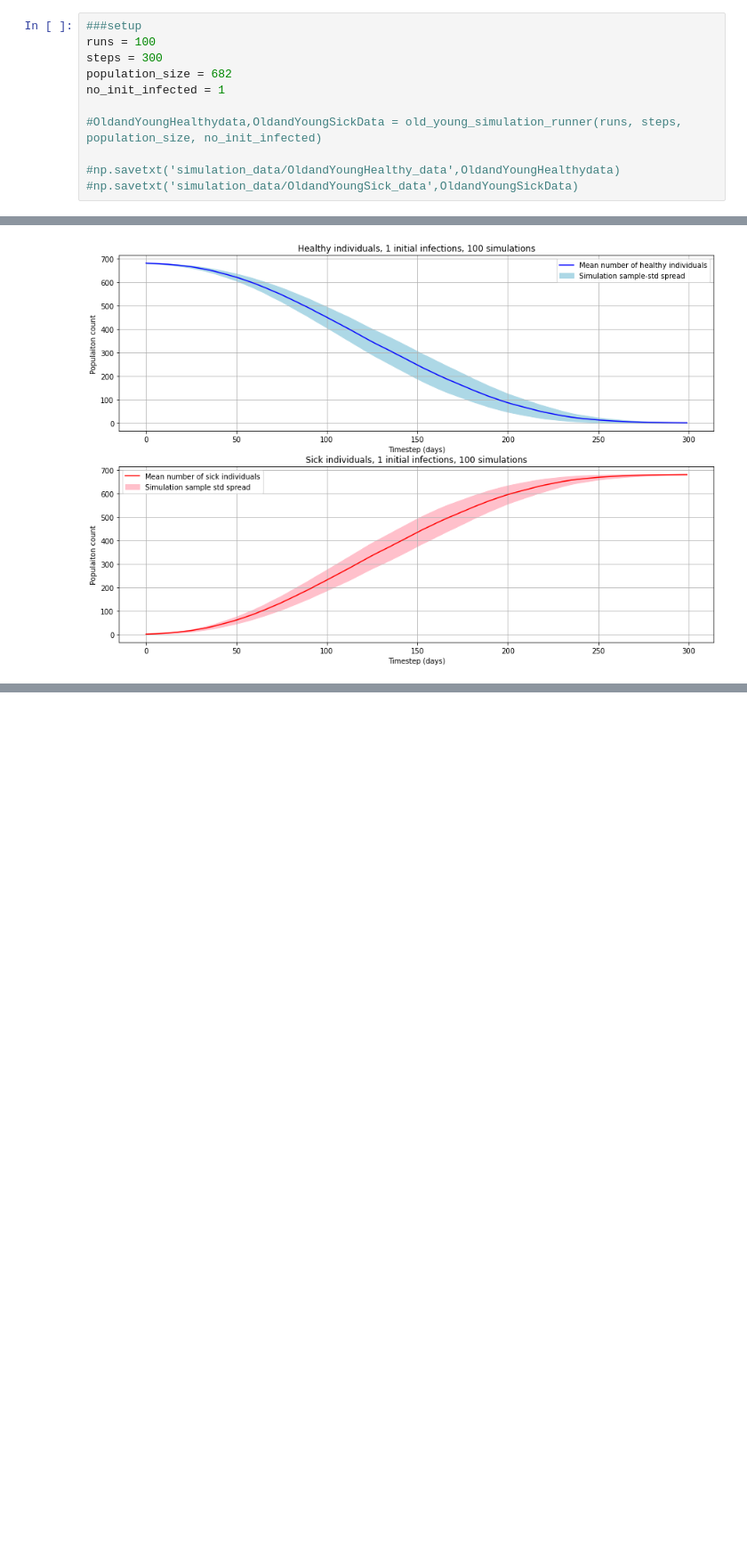
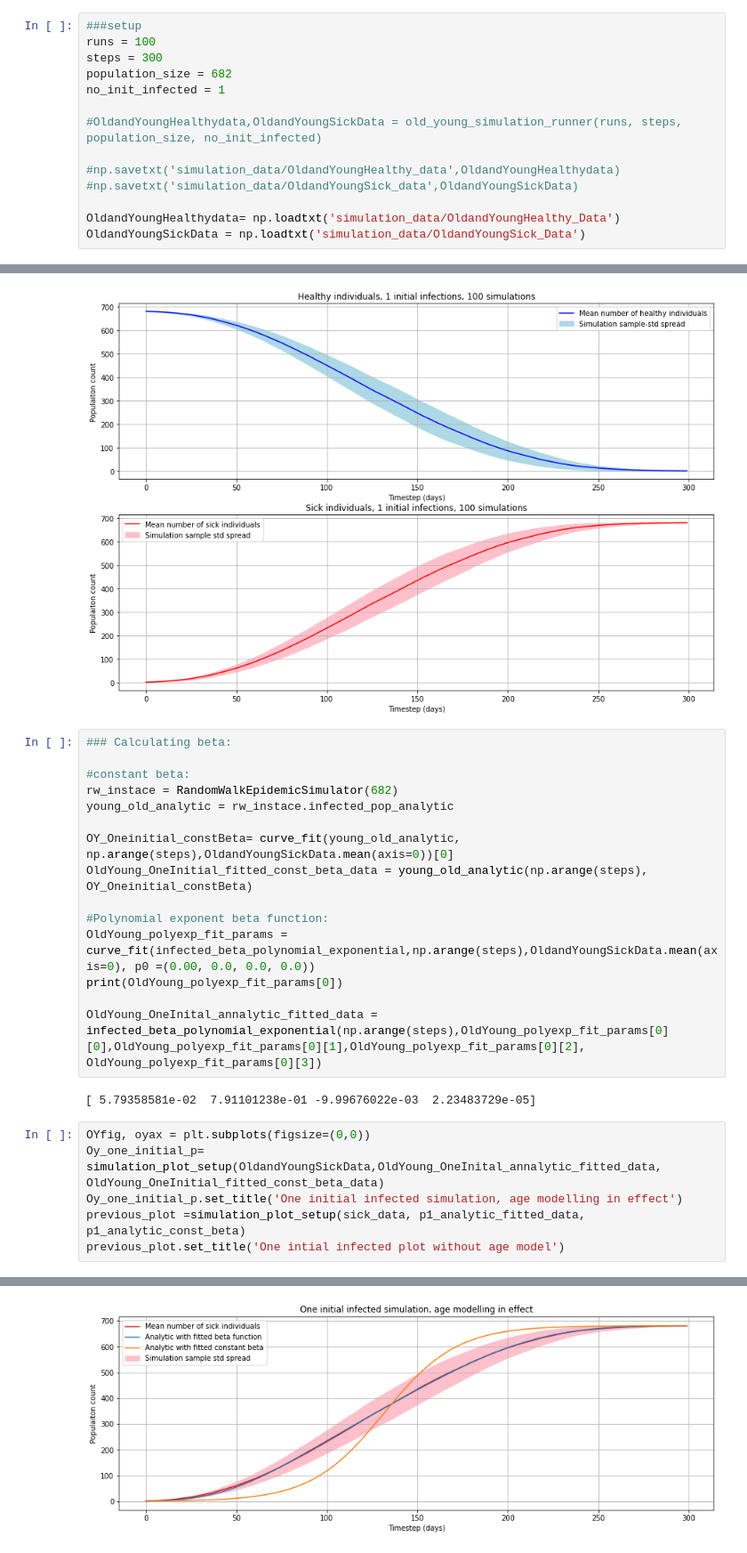
Before and after one commit to lukerlars/Modcomp4, a Jupyter notebook: ModComp_project_4.ipynb, the cells around one changed output, grey strips where cells are left out. Shown at 89% size. Drawn from its saved outputs; the diff is of its cells as text; blank space fills up the shorter version.

```diff
--- a/ModComp_project_4.ipynb
+++ b/ModComp_project_4.ipynb
@@ -488,7 +549,34 @@ no_init_infected = 1
 
 #np.savetxt('simulation_data/OldandYoungHealthy_data',OldandYoungHealthydata)
 #np.savetxt('simulation_data/OldandYoungSick_data',OldandYoungSickData)
+
+OldandYoungHealthydata= np.loadtxt('simulation_data/OldandYoungHealthy_Data')
+OldandYoungSickData = np.loadtxt('simulation_data/OldandYoungSick_Data')
 # %%
 simulation_plotter(OldandYoungHealthydata, OldandYoungSickData)
 # %% [output]
 [figure]
+# %%
+### Calculating beta:
+
+#constant beta:
+rw_instace = RandomWalkEpidemicSimulator(682)
+young_old_analytic = rw_instace.infected_pop_analytic
+
+OY_Oneinitial_constBeta= curve_fit(young_old_analytic, np.arange(steps),OldandYoungSickData.mean(axis=0))[0]
+OldYoung_OneInitial_fitted_const_beta_data = young_old_analytic(np.arange(steps), OY_Oneinitial_constBeta)
+
+#Polynomial exponent beta function:
+OldYoung_polyexp_fit_params = curve_fit(infected_beta_polynomial_exponential,np.arange(steps),OldandYoungSickData.mean(axis=0), p0 =(0.00, 0.0, 0.0, 0.0))
+print(OldYoung_polyexp_fit_params[0])
+
+OldYoung_OneInital_annalytic_fitted_data = infected_beta_polynomial_exponential(np.arange(steps),OldYoung_polyexp_fit_params[0][0],OldYoung_polyexp_fit_params[0][1],OldYoung_polyexp_fit_params[0][2], OldYoung_polyexp_fit_params[0][3])
+# %% [output]
+[ 5.79358581e-02  7.91101238e-01 -9.99676022e-03  2.23483729e-05]
+# %%
+OYfig, oyax = plt.subplots(figsize=(0,0))
+Oy_one_initial_p= simulation_plot_setup(OldandYoungSickData,OldYoung_OneInital_annalytic_fitted_data, OldYoung_OneInitial_fitted_const_beta_data)
+Oy_one_initial_p.set_title('One initial infected simulation, age modelling in effect')
+previous_plot =simulation_plot_setup(sick_data, p1_analytic_fitted_data, p1_analytic_const_beta)
+previous_plot.set_title('One intial infected plot without age model')
+# %% [output]
@@ -494,0 +585 @@ simulation_plotter(OldandYoungHealthydata, OldandYoungSickData)
+[figure, added]
```
Also changed, not shown: parts of 16 cells of this notebook.
